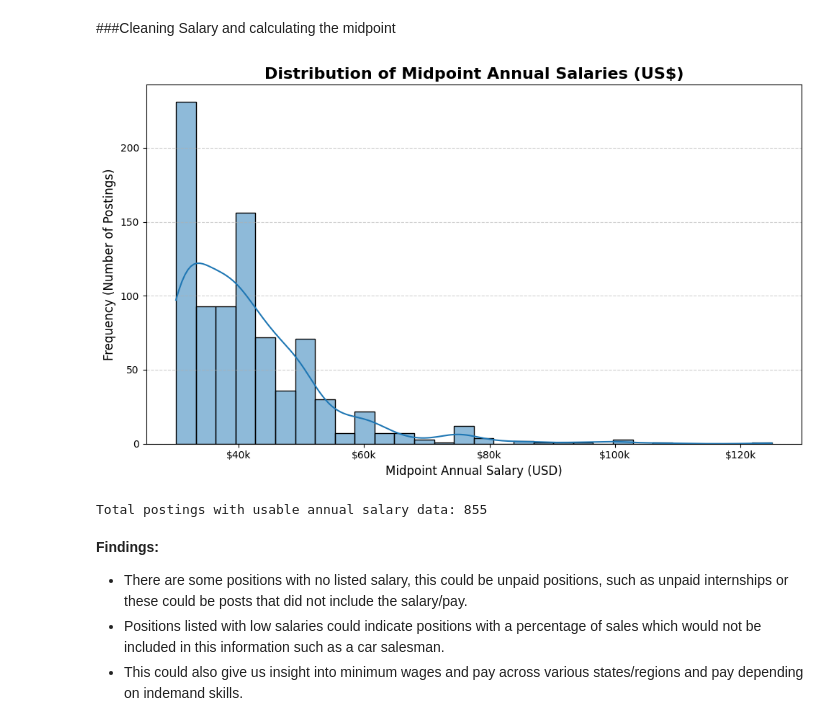
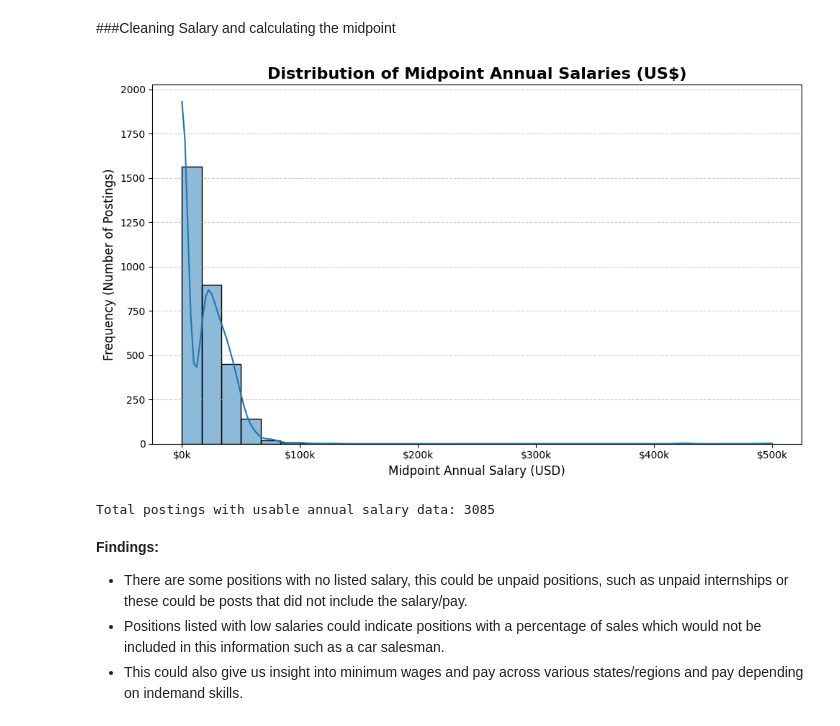
Before and after one commit to PTucc327/Job_Market_Analysis, a Jupyter notebook: job_market_analysis.ipynb, the cells around one changed output. Cells and saved outputs as stored; diff of their text form; code cells hidden in the pictures.

```diff
--- a/job_market_analysis.ipynb
+++ b/job_market_analysis.ipynb
@@ -536,48 +536,43 @@ def extract_midpoint_salary(salary_str):
     return None
 
 # Apply the function to the original 'salary' column
+df['salary'].fillna(0)
 df['midpoint_salary'] = df['salary'].apply(extract_midpoint_salary)
 
 # Filter out rows where salary could not be calculated
 df_salary_clean = df.dropna(subset=['midpoint_salary']).copy()
-
-# Filter for a reasonable range (e.g., between $30k and $300k, assuming annual salary)
-df_salary_clean = df_salary_clean[
-    (df_salary_clean['midpoint_salary'] >= 30000) &
-    (df_salary_clean['midpoint_salary'] <= 300000)
-]
 
 # --- 2. Plotting the Distribution (Histogram) ---
 
 plt.figure(figsize=(10, 6))
 
 # Use a Histogram to show the distribution of the continuous salary data
 sns.histplot(
     data=df_salary_clean,
     x='midpoint_salary',
     bins=30, # Number of bins (ranges) for the salary
     kde=True, # Add a kernel density estimate curve
     color='#1f77b4'
 )
 
 plt.title('Distribution of Midpoint Annual Salaries (US$)',
           fontdict={'fontsize': 16, 'fontweight': 'bold'})
 plt.xlabel('Midpoint Annual Salary (USD)', fontsize=12)
 plt.ylabel('Frequency (Number of Postings)', fontsize=12)
 
 # Format x-axis labels to look like currency
 from matplotlib.ticker import FuncFormatter
 formatter = FuncFormatter(lambda x, pos: f'${int(x/1000)}k')
 plt.gca().xaxis.set_major_formatter(formatter)
 
 plt.grid(axis='y', linestyle='--', alpha=0.6)
 plt.tight_layout()
 plt.show()
 
 print(f"Total postings with usable annual salary data: {len(df_salary_clean)}")
 # %% [output]
-[figure, old version]
+[figure, new version]
-Total postings with usable annual salary data: 855
+Total postings with usable annual salary data: 3085
 # %% [markdown]
 **Findings:**
 - There are some positions with no listed salary, this could be unpaid positions, such as unpaid internships or these could be posts that did not include the salary/pay.
```
Also changed, not shown: parts of 47 cells of this notebook.
